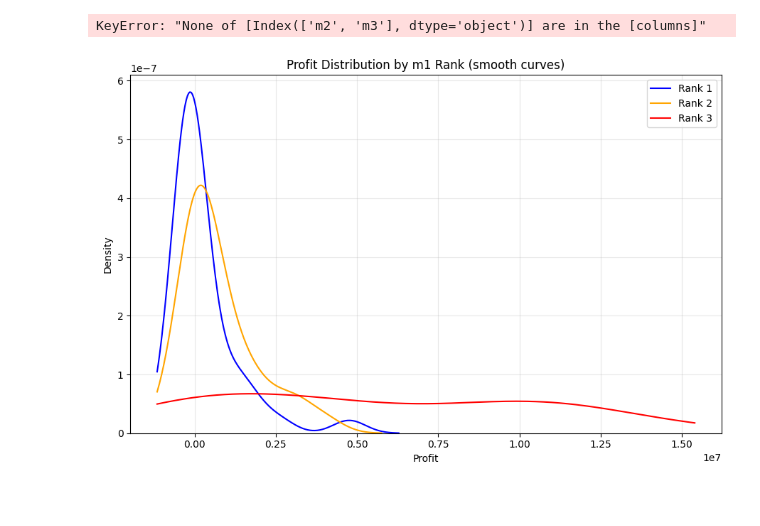
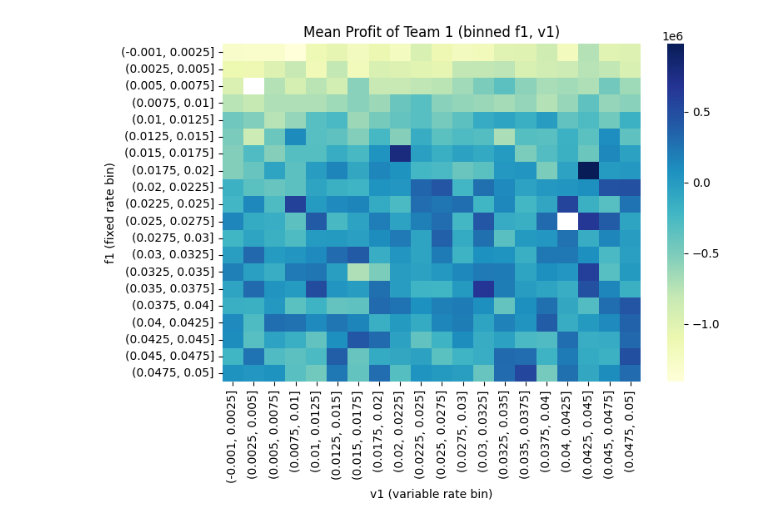
Before and after one commit to pfilisetti/lending_competition, a Jupyter notebook: notebooks/optimizing_m.ipynb, the cells around one changed output. Drawn from its saved outputs; the diff is of its cells as text; code cells hidden in the pictures; blank space fills up the shorter version.

```diff
--- a/notebooks/optimizing_m.ipynb
+++ b/notebooks/optimizing_m.ipynb
@@ -22,11 +22,30 @@ sys.path.append(os.path.abspath(os.path.join(os.getcwd(), '..', 'src')))
 
 import optimization as op
 # %%
-op.plot_mean23(df)
+# plot profit disctributions
+import pandas as pd
+import numpy as np
+import seaborn as sns
+import matplotlib.pyplot as plt
+
+# define bins between 0 and 0.1
+bins = np.linspace(0, 0.05, 21)  # 20 bins
+
+# create bin labels for f1 and v1
+df['f1_bin'] = pd.cut(df['f1'], bins, include_lowest=True)
+df['v1_bin'] = pd.cut(df['v1'], bins, include_lowest=True)
-# %% [output]
-KeyError: "None of [Index(['m2', 'm3'], dtype='object')] are in the [columns]"
 # %%
-df_r1, df_r2, df_r3 = op.split_by_m1_rank(df)
-op.plot_profit_distributions(df, df_r1, df_r2, df_r3)
+# df_r1, df_r2, df_r3 = op.split_by_m1_rank(df)
+# op.plot_profit_distributions(df, df_r1, df_r2, df_r3)
-# %% [output]
-[figure, removed]
+# %%
+mean_profit = df.groupby(['f1_bin', 'v1_bin'])['profits'].mean().unstack()
+
+plt.figure(figsize=(8,6))
+sns.heatmap(mean_profit, cmap='YlGnBu')
+plt.title('Mean Profit of Team 1 (binned f1, v1)')
+plt.xlabel('v1 (variable rate bin)')
+plt.ylabel('f1 (fixed rate bin)')
+plt.tight_layout()
+plt.show()
+# %% [output]
+[figure, added]
```
Also changed, not shown: parts of 3 cells of this notebook, 6 other files.
